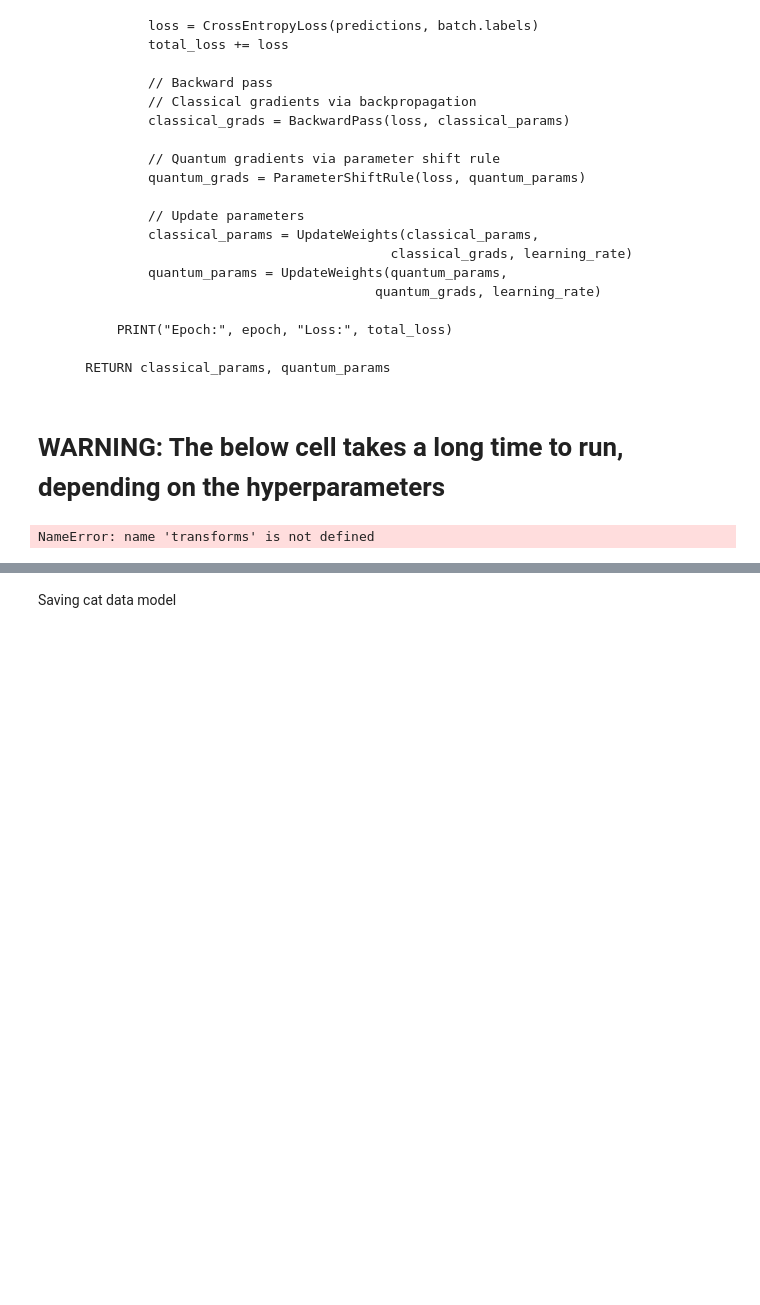
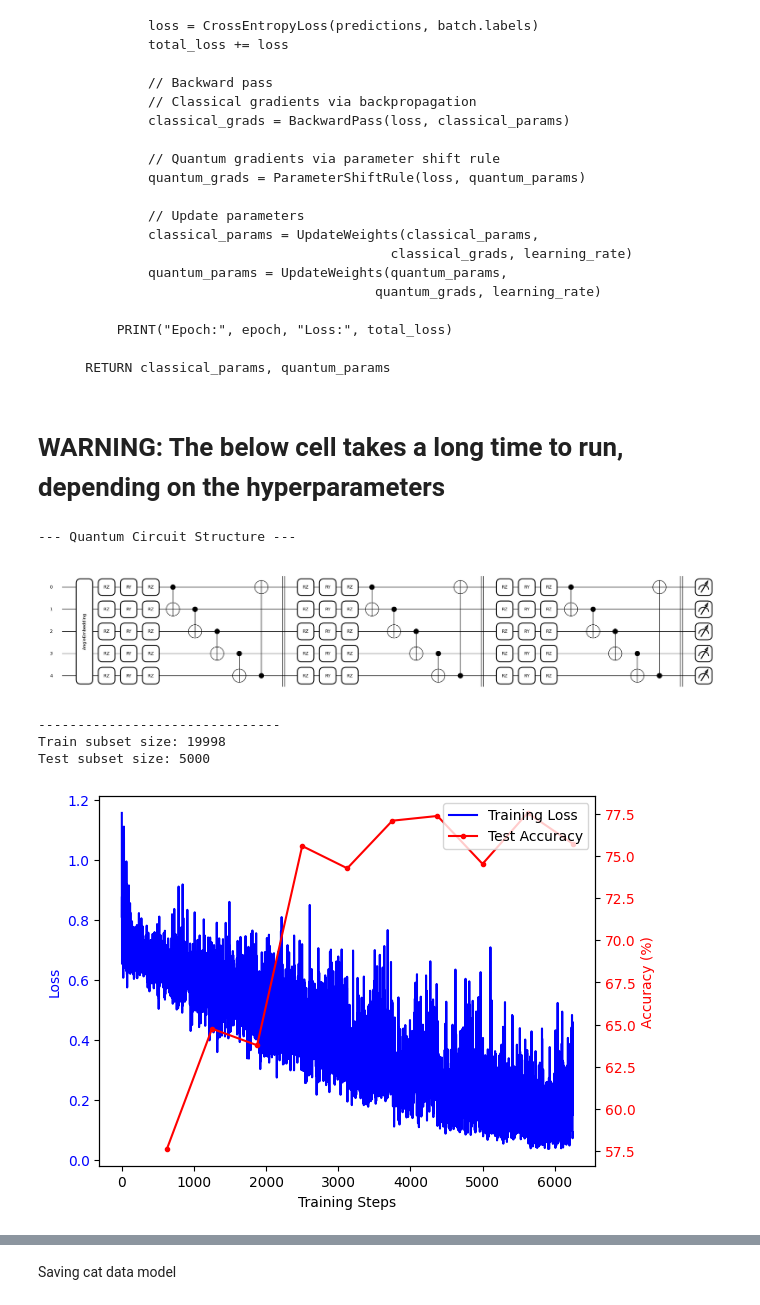
Before and after one commit to QLab-Classification/quantum-classification, a Jupyter notebook: HQNN/cats_and_dogs/HQNN-Parallel-local.ipynb, the cells around one changed output, grey strips where cells are left out. Cells and saved outputs as stored; diff of their text form; code cells hidden in the pictures; blank space fills up the shorter version.

```diff
--- a/HQNN/cats_and_dogs/HQNN-Parallel-local.ipynb
+++ b/HQNN/cats_and_dogs/HQNN-Parallel-local.ipynb
@@ -500,7 +493,7 @@ class HQNNParallel(nn.Module):
         return predictions
 # %%
 # --- Training and Evaluation Loop ---
-def train_model(model, train_dataset, test_dataset, epochs=5, batch_size=32, learning_rate=0.01, plot=True):
+def train_model(model, train_dataset, test_dataset, epochs=5, batch_size=32, learning_rate=0.001, plot=True):
     # Create data loaders
     train_loader = DataLoader(train_dataset, batch_size=batch_size, shuffle=True)
     test_loader = DataLoader(test_dataset, batch_size=batch_size, shuffle=False)
@@ -628,35 +621,40 @@ depth = 9 # Depth
 # WARNING: The below cell takes a long time to run, depending on the hyperparameters
 # %%
 transform = transforms.Compose([
-     transforms.Resize((64, 64)),
+     transforms.Resize((200, 200)),
     transforms.Grayscale(num_output_channels=1),  # Force grayscale
     transforms.ToTensor(),                        # Convert to tensor
 ])
 catdog_dataset = datasets.ImageFolder(
     root= r"C:\Users\prana\OneDrive - University of Maryland\Ionq\PetImages"
 ,
     transform=transform
 )
 hqnn_model = HQNNParallel(
     n_circuits = c,
     n_qubits = q,
     depth = depth,
     device = 'lightning.qubit'
 )
 
 # Optional: stratified train/test split
 from torch.utils.data import random_split
 train_size = int(0.8 * len(catdog_dataset))
 test_size = len(catdog_dataset) - train_size
 train_dataset, test_dataset = random_split(catdog_dataset, [train_size, test_size])
 
-dataset_portion = 0.3
+dataset_portion = 1.0
 
 train_dataset = torch.utils.data.Subset(train_dataset, range(int(len(train_dataset) * dataset_portion)))
 test_dataset = torch.utils.data.Subset(test_dataset, range(int(len(test_dataset) * dataset_portion)))
 print("Train subset size:", len(train_dataset))
 print("Test subset size:", len(test_dataset))
 
-trained_model = train_model(hqnn_model, train_dataset, test_dataset, epochs=15, batch_size=32, plot=True)
+trained_model = train_model(hqnn_model, train_dataset, test_dataset, epochs=10, batch_size=32, plot=True)
 # %% [output]
-NameError: name 'transforms' is not defined
+--- Quantum Circuit Structure ---
+[figure, added]
+-------------------------------
+Train subset size: 19998
+Test subset size: 5000
+[figure, added]
```
Also changed, not shown: parts of 9 cells of this notebook.
